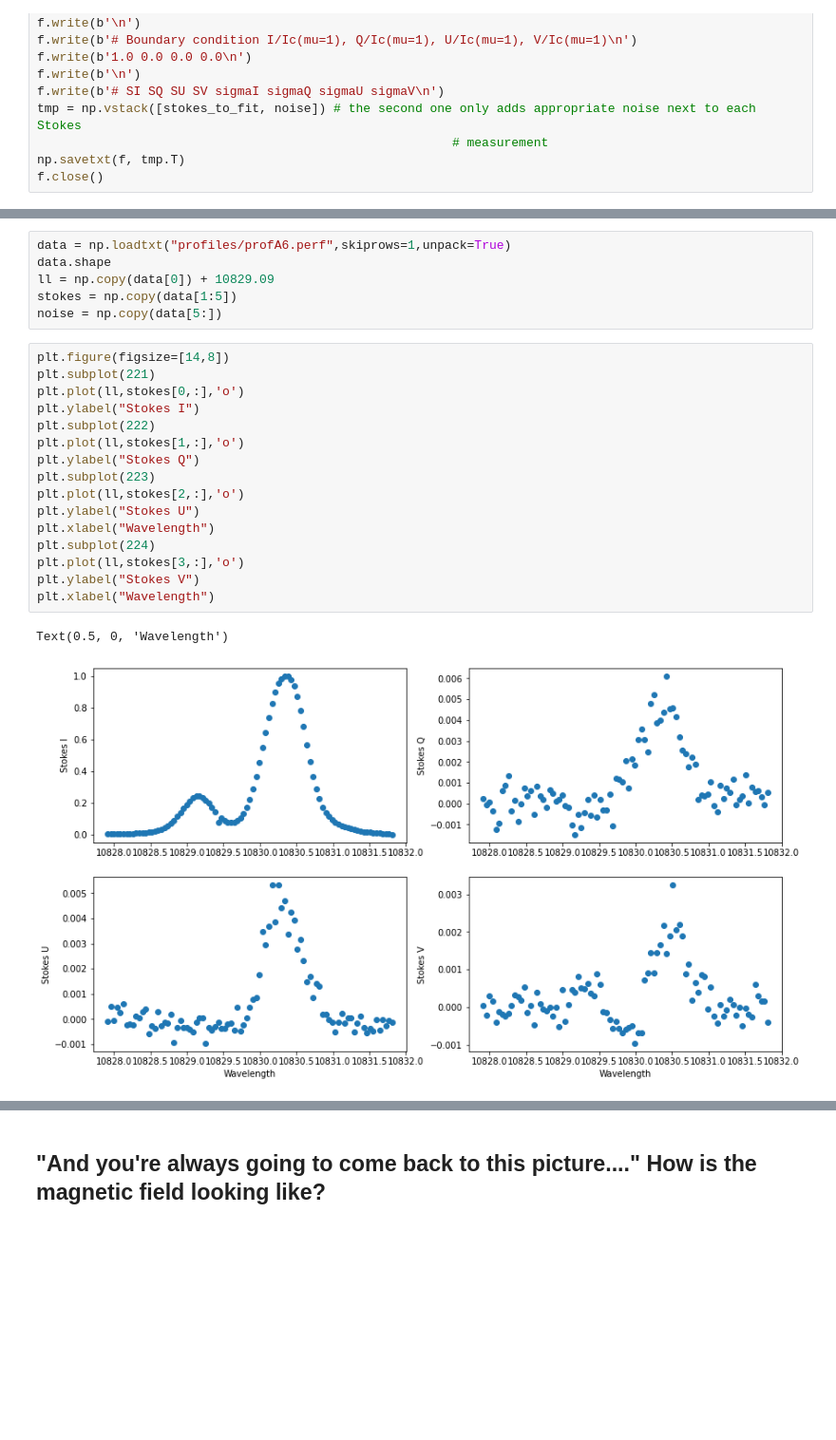
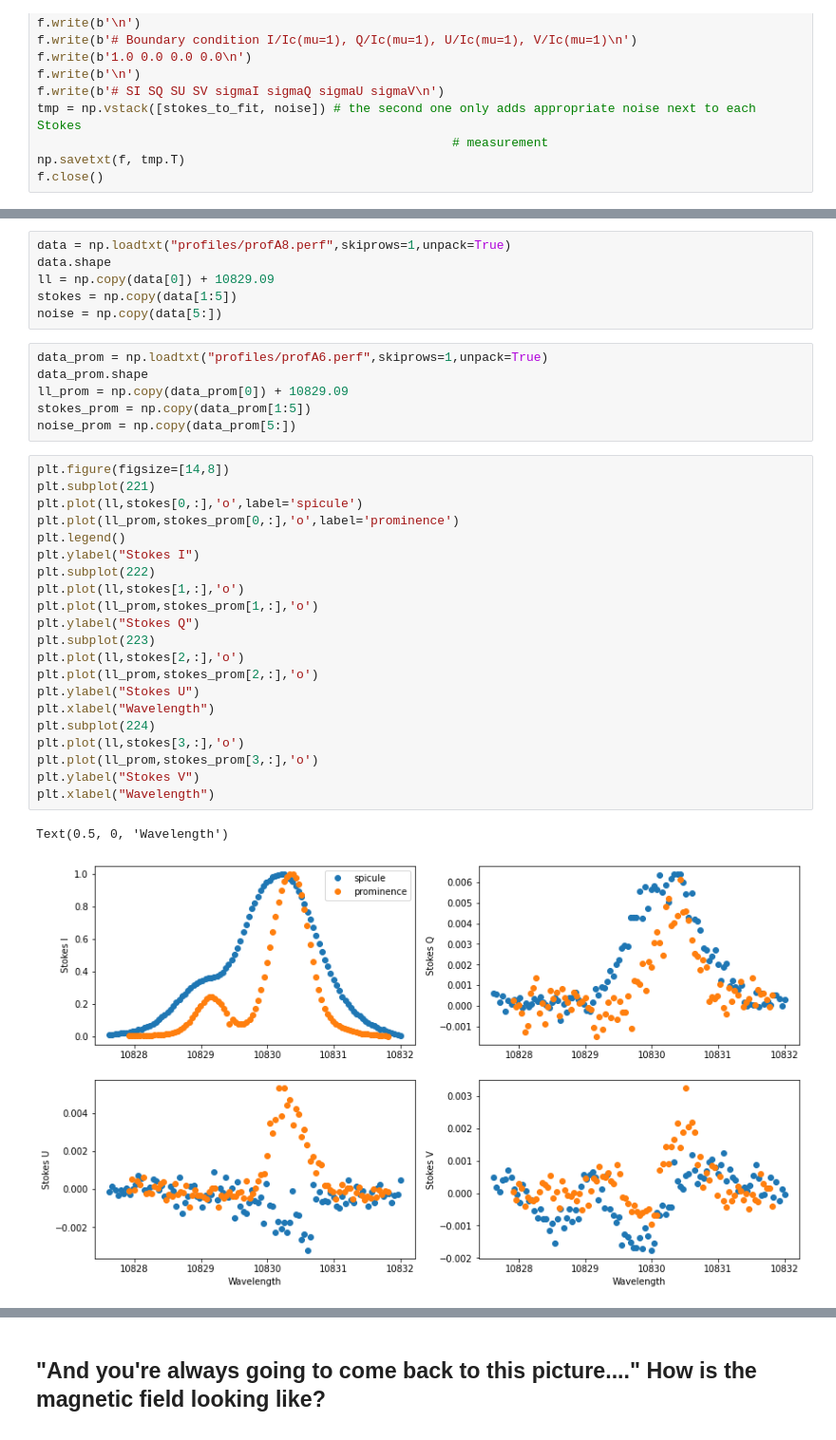
Before and after one commit to ivanzmilic/dkist_workshop_5, a Jupyter notebook: Hanle_single_profile_inversion.ipynb, the cells around one changed output, grey strips where cells are left out. Shown at 95% size. Drawn from its saved outputs; the diff is of its cells as text; blank space fills up the shorter version.

```diff
--- a/Hanle_single_profile_inversion.ipynb
+++ b/Hanle_single_profile_inversion.ipynb
@@ -147,28 +170,39 @@ a=  0.2795158202148749
 # %%
-data = np.loadtxt("profiles/profA6.perf",skiprows=1,unpack=True)
+data = np.loadtxt("profiles/profA8.perf",skiprows=1,unpack=True)
 data.shape
 ll = np.copy(data[0]) + 10829.09
 stokes = np.copy(data[1:5])
 noise = np.copy(data[5:])
+# %%
+data_prom = np.loadtxt("profiles/profA6.perf",skiprows=1,unpack=True)
+data_prom.shape
+ll_prom = np.copy(data_prom[0]) + 10829.09
+stokes_prom = np.copy(data_prom[1:5])
+noise_prom = np.copy(data_prom[5:])
 # %%
 plt.figure(figsize=[14,8])
 plt.subplot(221)
-plt.plot(ll,stokes[0,:],'o')
+plt.plot(ll,stokes[0,:],'o',label='spicule')
+plt.plot(ll_prom,stokes_prom[0,:],'o',label='prominence')
+plt.legend()
 plt.ylabel("Stokes I")
 plt.subplot(222)
 plt.plot(ll,stokes[1,:],'o')
+plt.plot(ll_prom,stokes_prom[1,:],'o')
 plt.ylabel("Stokes Q")
 plt.subplot(223)
 plt.plot(ll,stokes[2,:],'o')
+plt.plot(ll_prom,stokes_prom[2,:],'o')
 plt.ylabel("Stokes U")
 plt.xlabel("Wavelength")
 plt.subplot(224)
 plt.plot(ll,stokes[3,:],'o')
+plt.plot(ll_prom,stokes_prom[3,:],'o')
 plt.ylabel("Stokes V")
 plt.xlabel("Wavelength")
 # %% [output]
 Text(0.5, 0, 'Wavelength')
-[figure, old version]
+[figure, new version]
 # %%
 # First the wavelength axis
 n_wvl = len(ll)
```
Also changed, not shown: parts of 21 cells of this notebook, 1 other file.
